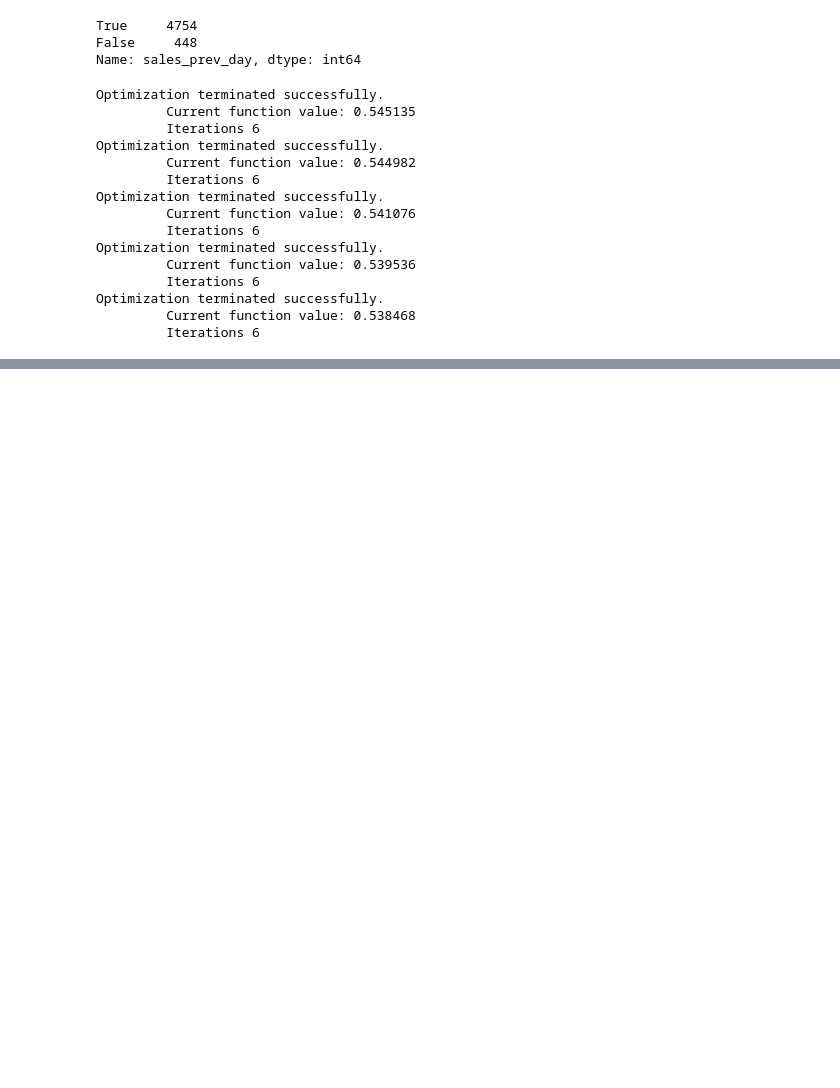
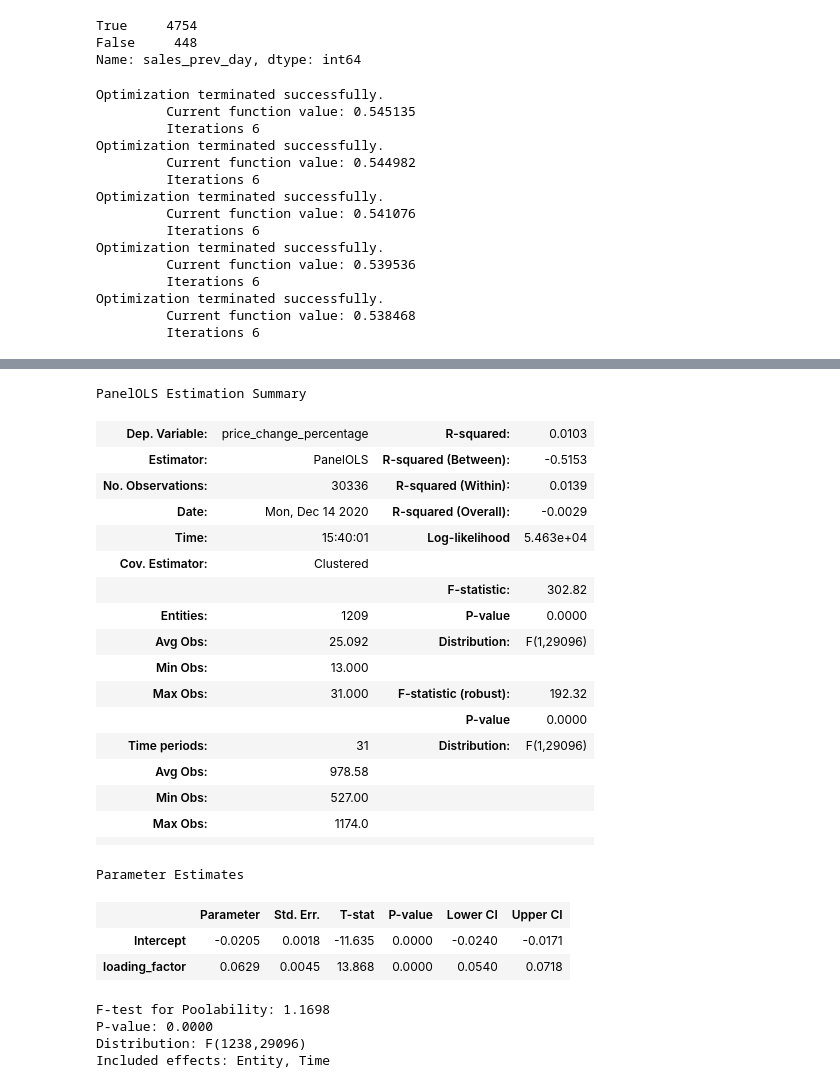
Before and after one commit to adamvig96/renfe-analysis, a Jupyter notebook: regression-models.ipynb, the cells around one changed output, grey strips where cells are left out. Cells and saved outputs as stored; diff of their text form; code cells hidden in the pictures; blank space fills up the shorter version.

```diff
--- a/regression-models.ipynb
+++ b/regression-models.ipynb
@@ -133,0 +199,35 @@ HTML(stargazer.render_html())
+# %%
+fe_lm = PanelOLS.from_formula(
+    "price_change_percentage ~ 1 + loading_factor + TimeEffects + EntityEffects",
+    panel_data,
+    #weights=
+).fit(cov_type="clustered", cluster_entity=True)
+
+fe_lm.summary
+# %% [output]
+PanelOLS Estimation Summary
+| Dep. Variable: | price_change_percentage | R-squared: | 0.0103 |
+| Estimator: | PanelOLS | R-squared (Between): | -0.5153 |
+| No. Observations: | 30336 | R-squared (Within): | 0.0139 |
+| Date: | Mon, Dec 14 2020 | R-squared (Overall): | -0.0029 |
+| Time: | 15:40:01 | Log-likelihood | 5.463e+04 |
+| Cov. Estimator: | Clustered |  |  |
+|  |  | F-statistic: | 302.82 |
+| Entities: | 1209 | P-value | 0.0000 |
+| Avg Obs: | 25.092 | Distribution: | F(1,29096) |
+| Min Obs: | 13.000 |  |  |
+| Max Obs: | 31.000 | F-statistic (robust): | 192.32 |
+|  |  | P-value | 0.0000 |
+| Time periods: | 31 | Distribution: | F(1,29096) |
+| Avg Obs: | 978.58 |  |  |
+| Min Obs: | 527.00 |  |  |
+| Max Obs: | 1174.0 |  |  |
+|  |  |  |  |
+Parameter Estimates
+|  | Parameter | Std. Err. | T-stat | P-value | Lower CI | Upper CI |
+| Intercept | -0.0205 | 0.0018 | -11.635 | 0.0000 | -0.0240 | -0.0171 |
+| loading_factor | 0.0629 | 0.0045 | 13.868 | 0.0000 | 0.0540 | 0.0718 |
+F-test for Poolability: 1.1698
+P-value: 0.0000
+Distribution: F(1238,29096)
+Included effects: Entity, Time
```
Also changed, not shown: parts of 14 cells of this notebook, 10 other files.
